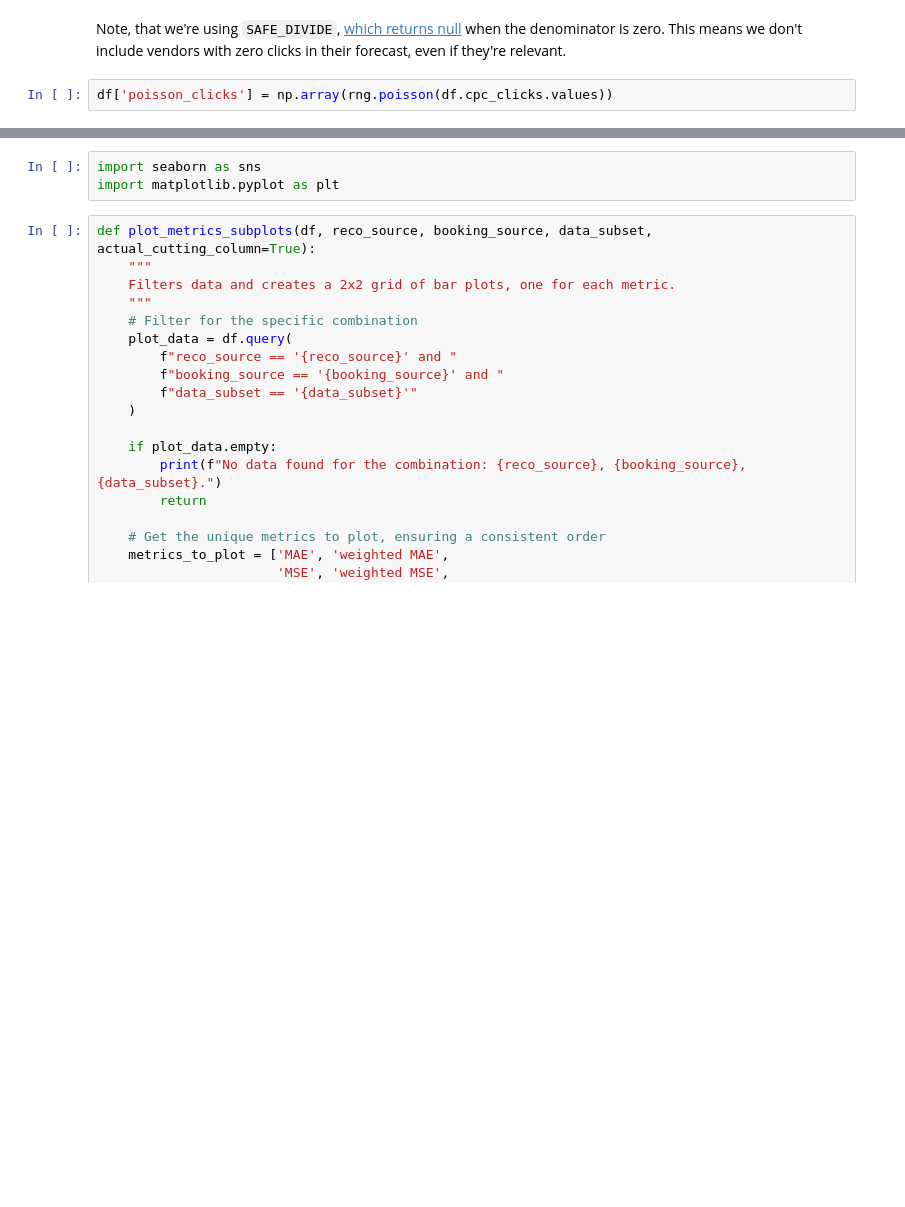
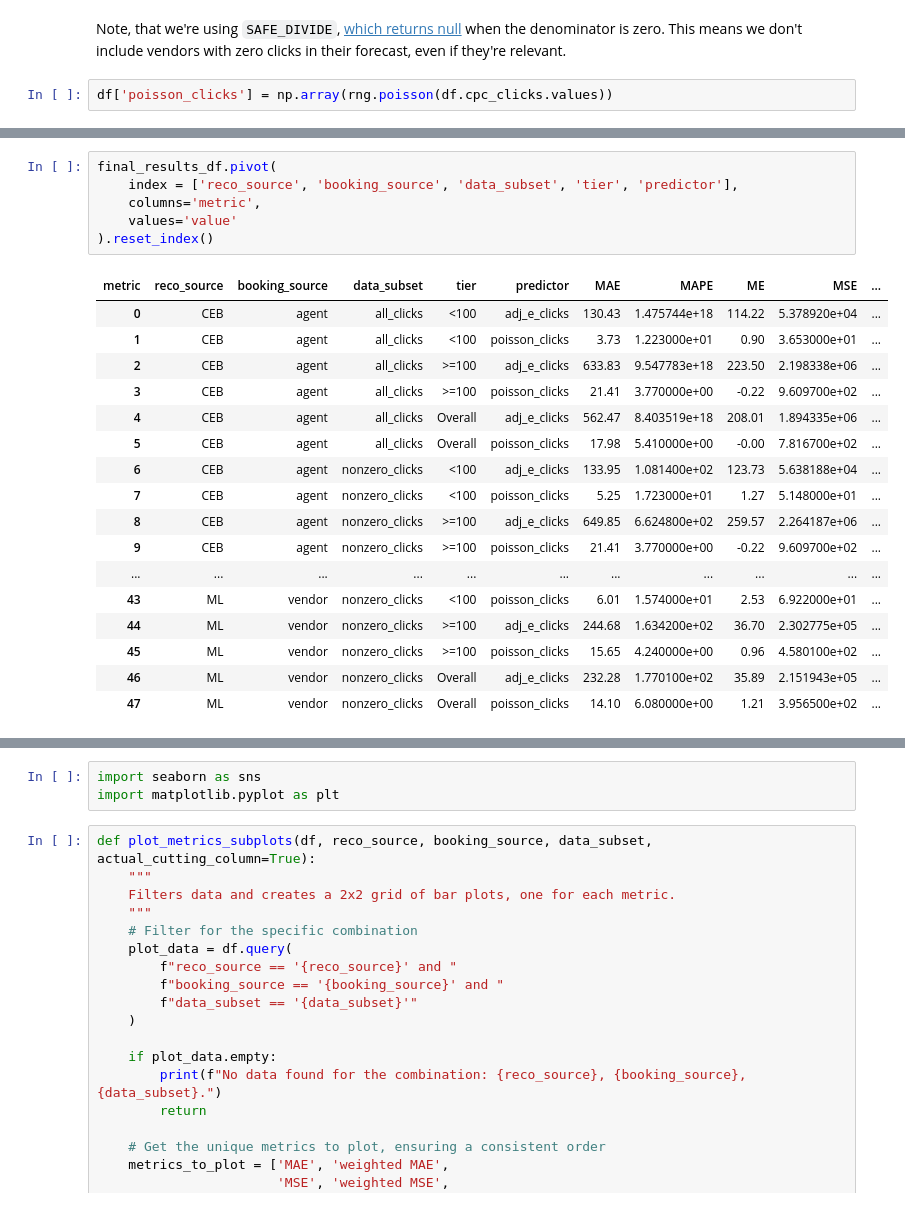
Before and after one commit to pdoupe/ad_hoc, a Jupyter notebook: error-metrics/notebooks/comparing_queries.ipynb, the cells around one changed output, grey strips where cells are left out. Cells and saved outputs as stored; diff of their text form; blank space fills up the shorter version.

Commit message:
Results for Reco system discussion

```diff
--- a/error-metrics/notebooks/comparing_queries.ipynb
+++ b/error-metrics/notebooks/comparing_queries.ipynb
@@ -362,4 +384,28 @@ poisson_metrics_df = generate_metrics_df(df, 'poisson_clicks')
 final_results_df = pd.concat([adj_metrics_df, poisson_metrics_df])
+# %%
+final_results_df.pivot(
+    index = ['reco_source', 'booking_source', 'data_subset', 'tier', 'predictor'],
+    columns='metric',
+    values='value'
+).reset_index()
+# %% [output]
+| metric | reco_source | booking_source | data_subset | tier | predictor | MAE | MAPE | ME | MSE | ... |
+| 0 | CEB | agent | all_clicks | <100 | adj_e_clicks | 130.43 | 1.475744e+18 | 114.22 | 5.378920e+04 | ... |
+| 1 | CEB | agent | all_clicks | <100 | poisson_clicks | 3.73 | 1.223000e+01 | 0.90 | 3.653000e+01 | ... |
+| 2 | CEB | agent | all_clicks | >=100 | adj_e_clicks | 633.83 | 9.547783e+18 | 223.50 | 2.198338e+06 | ... |
+| 3 | CEB | agent | all_clicks | >=100 | poisson_clicks | 21.41 | 3.770000e+00 | -0.22 | 9.609700e+02 | ... |
+| 4 | CEB | agent | all_clicks | Overall | adj_e_clicks | 562.47 | 8.403519e+18 | 208.01 | 1.894335e+06 | ... |
+| 5 | CEB | agent | all_clicks | Overall | poisson_clicks | 17.98 | 5.410000e+00 | -0.00 | 7.816700e+02 | ... |
+| 6 | CEB | agent | nonzero_clicks | <100 | adj_e_clicks | 133.95 | 1.081400e+02 | 123.73 | 5.638188e+04 | ... |
+| 7 | CEB | agent | nonzero_clicks | <100 | poisson_clicks | 5.25 | 1.723000e+01 | 1.27 | 5.148000e+01 | ... |
+| 8 | CEB | agent | nonzero_clicks | >=100 | adj_e_clicks | 649.85 | 6.624800e+02 | 259.57 | 2.264187e+06 | ... |
+| 9 | CEB | agent | nonzero_clicks | >=100 | poisson_clicks | 21.41 | 3.770000e+00 | -0.22 | 9.609700e+02 | ... |
+| ... | ... | ... | ... | ... | ... | ... | ... | ... | ... | ... |
+| 43 | ML | vendor | nonzero_clicks | <100 | poisson_clicks | 6.01 | 1.574000e+01 | 2.53 | 6.922000e+01 | ... |
+| 44 | ML | vendor | nonzero_clicks | >=100 | adj_e_clicks | 244.68 | 1.634200e+02 | 36.70 | 2.302775e+05 | ... |
+| 45 | ML | vendor | nonzero_clicks | >=100 | poisson_clicks | 15.65 | 4.240000e+00 | 0.96 | 4.580100e+02 | ... |
+| 46 | ML | vendor | nonzero_clicks | Overall | adj_e_clicks | 232.28 | 1.770100e+02 | 35.89 | 2.151943e+05 | ... |
+| 47 | ML | vendor | nonzero_clicks | Overall | poisson_clicks | 14.10 | 6.080000e+00 | 1.21 | 3.956500e+02 | ... |
 # %%
 adj_metrics_df.pivot(
     index = ['reco_source', 'booking_source', 'data_subset', 'tier', 'predictor'],
```
Also changed, not shown: parts of 17 cells of this notebook.
